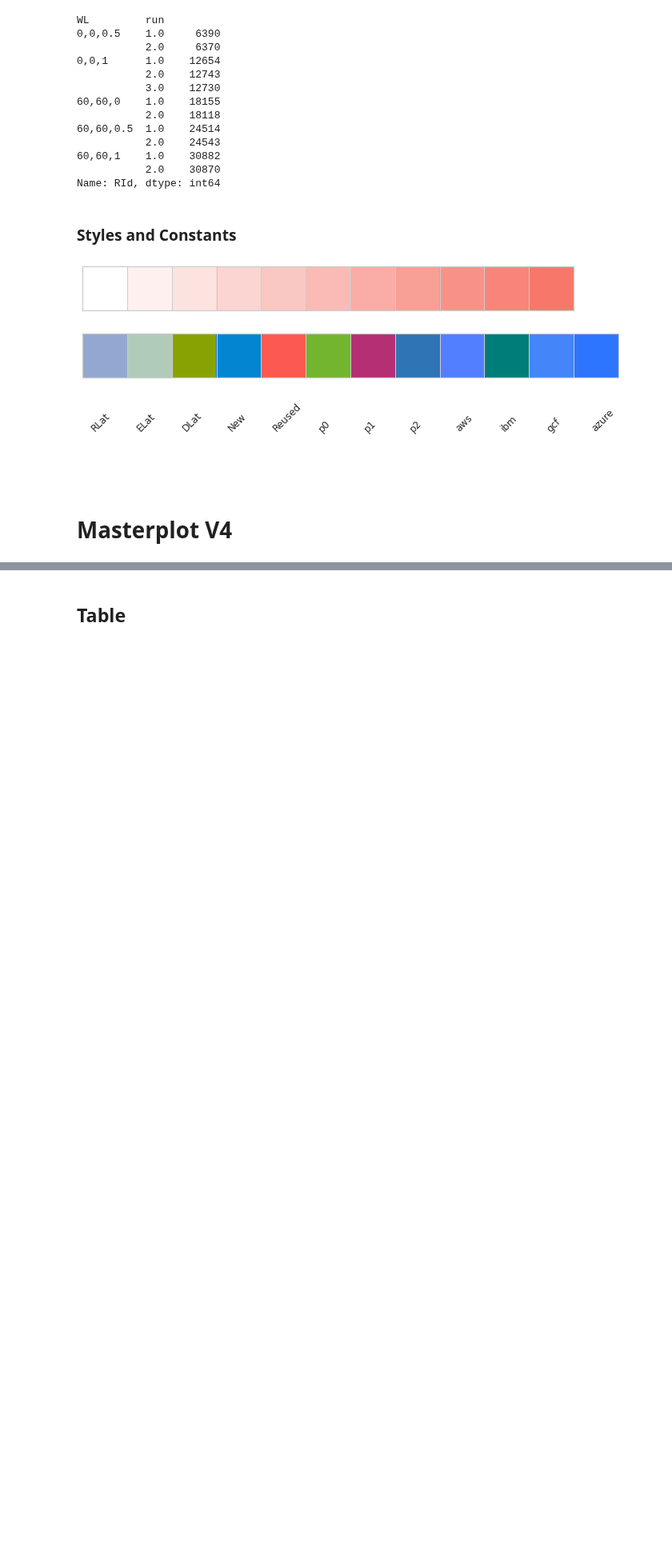
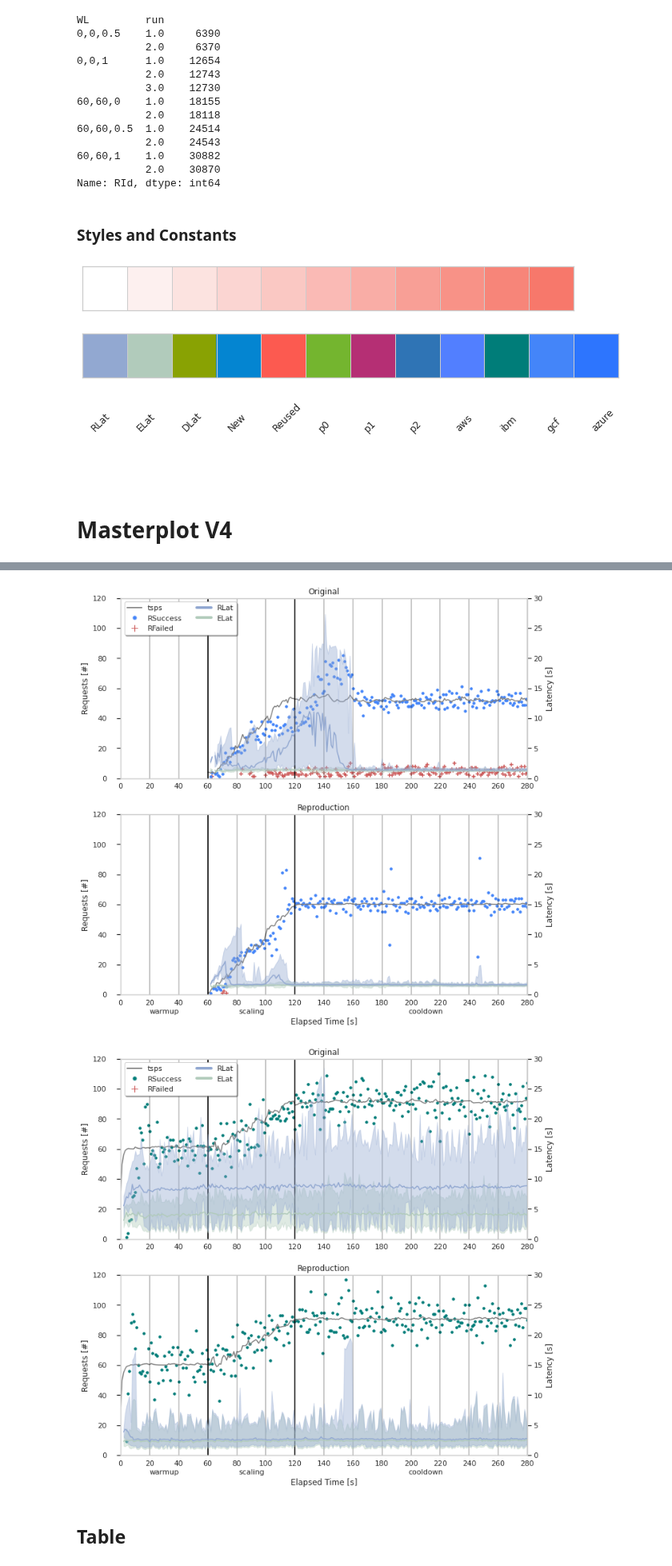
Before and after one commit to tawalaya/FaaSElasticityEngineering, a Jupyter notebook: ACR.ipynb, the cells around one changed output, grey strips where cells are left out. Shown at 80% size. Drawn from its saved outputs; the diff is of its cells as text; code cells hidden in the pictures; blank space fills up the shorter version.

```diff
--- a/ACR.ipynb
+++ b/ACR.ipynb
@@ -280,3 +187,48 @@ diffPlot(all_280,"0,0,1","gcf","plots/gcf.pdf")
+# %%
+def diffPlot(data_280,workload,provider,fname,experiment=("acr","full")):
+    #setup figure
+    fig = plt.figure(figsize=(11,11))
+    gs = fig.add_gridspec(ncols=1, nrows=2,hspace=0.20)
+    xlim=[0,280]
+
+
+    exp = experiment[0]
+    data = all_280[all_280["Experiment"]==exp]
+    ax = fig.add_subplot(gs[1])
+    plotClientSideOverview(ax,data,provider,workload,style=style,ylim=ylims[provider][workload],
+                           xlim=xlim,with_thruput=True,legend=False,
+                           title="{}".format(style["Names"][exp]))
+    ax.set_ylim(ylims["workload"][workload])
+
+    exp = experiment[1]
+    data = all_280[all_280["Experiment"]==exp]
+    ax = fig.add_subplot(gs[0])
+    plotClientSideOverview(ax,data,provider,workload,style=style,ylim=ylims[provider][workload],
+                           xlim=xlim,with_thruput=True,legend=False,
+                           title="{}".format(style["Names"][exp]))
+    #fix y-axis
+    ax.set_ylim(ylims["workload"][workload])
+
+    #create legend by hand
+    legendShapes = [
+                    Line2D([0], [0], color="gray", lw=2),
+                    Line2D([0], [0], marker='.',color=style[provider]["color"], lw=0, markersize=10),
+                    Line2D([0], [0], marker='+', lw=0,color='indianred',markerfacecolor='indianred', markersize=10),
+                    Line2D([0], [0], color=style["Lats"]["RLat"], lw=4),
+                    Line2D([0], [0], color=style["Lats"]["ELat"], lw=4),
+                ]
+    legendNames = ["tsps","RSuccess","RFailed","RLat","ELat"]
+    ax.legend(legendShapes, legendNames, loc='upper left',fancybox=True, shadow=True, ncol=2)
+
+    if fname is not None:
+        plt.savefig(fname, bbox_inches='tight')
+# %%
+
+diffPlot(all[all["run"]==1],"0,0,1","gcf","plots/gcf.pdf",experiment=("acr","full"))
+diffPlot(all,"60,60,0.5","ibm","plots/icf_60,60,0.5.pdf",experiment=("acr","full"))
+# %% [output]
+[figure, added]
+[figure, added]
 # %% [markdown]
 ## Table
 # %%
```
Also changed, not shown: parts of 8 cells of this notebook, 8 other files.
